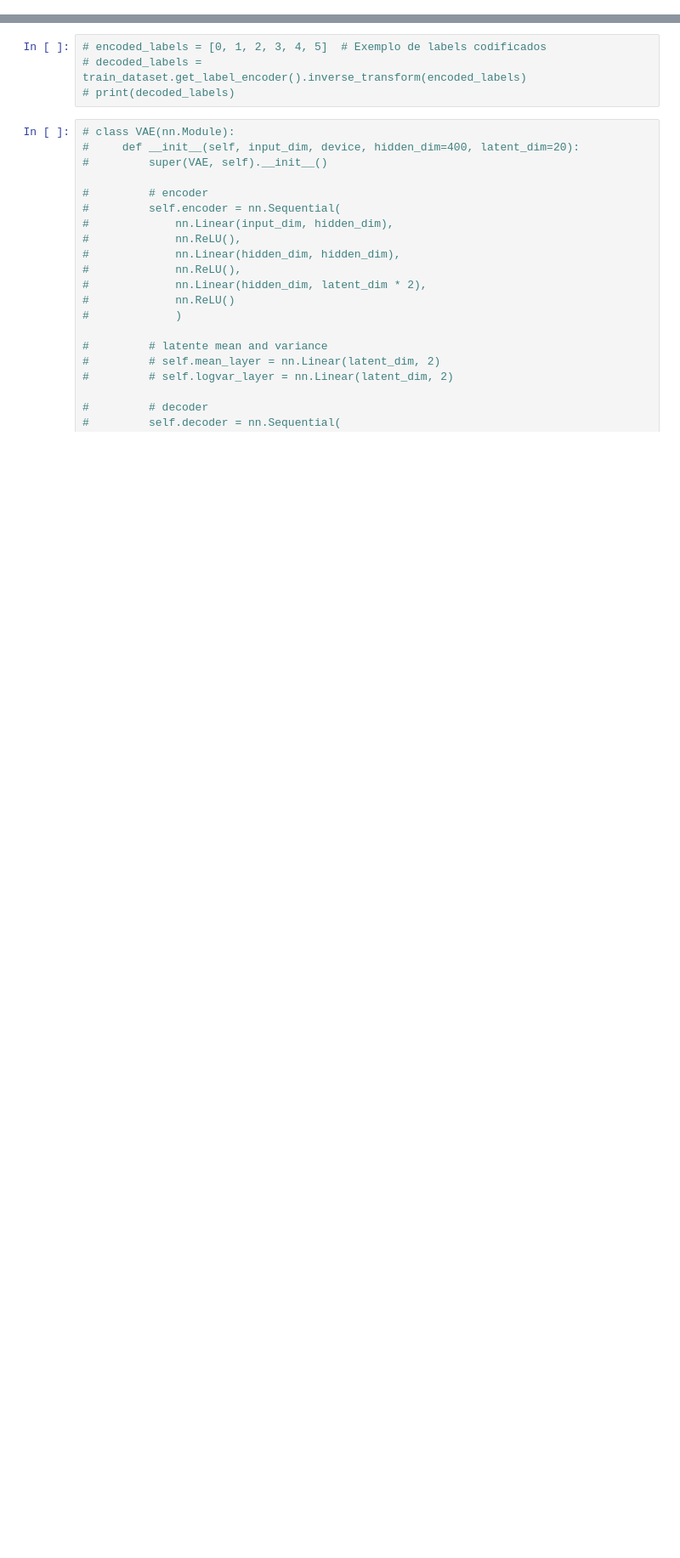
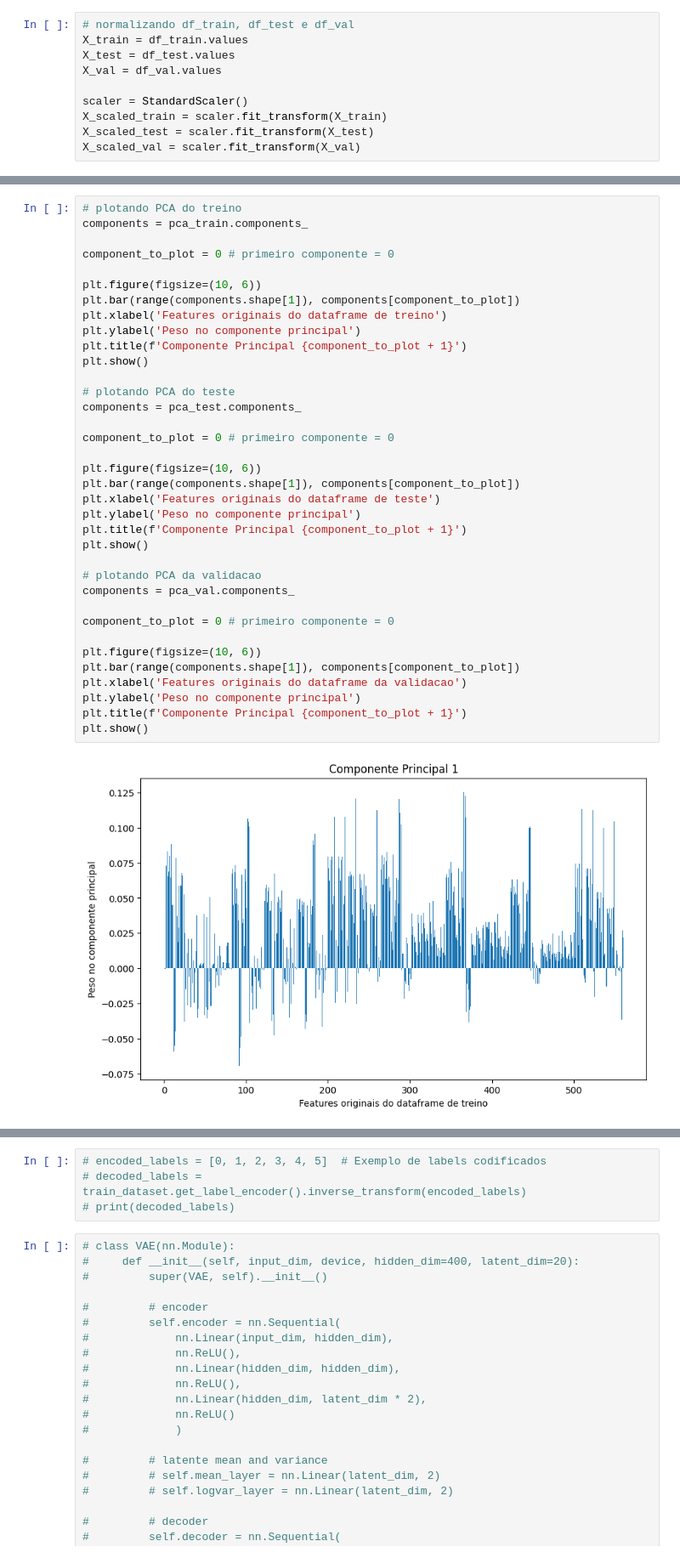
Before and after one commit to filipeas/ssl-experiments, a Jupyter notebook: vae/vae_training.ipynb, the cells around one changed output, grey strips where cells are left out. Shown: that part at 85% size. Saved outputs shown, nothing was run; the diff lists cells and outputs as text; blank space fills up the shorter version.

```diff
--- a/vae/vae_training.ipynb
+++ b/vae/vae_training.ipynb
@@ -13,0 +111,10 @@ import torch.nn.init as init
+# %%
+# normalizando df_train, df_test e df_val
+X_train = df_train.values
+X_test = df_test.values
+X_val = df_val.values
+
+scaler = StandardScaler()
+X_scaled_train = scaler.fit_transform(X_train)
+X_scaled_test = scaler.fit_transform(X_test)
+X_scaled_val = scaler.fit_transform(X_val)
@@ -13,0 +146,38 @@ import torch.nn.init as init
+# %%
+# plotando PCA do treino
+components = pca_train.components_
+
+component_to_plot = 0 # primeiro componente = 0
+
+plt.figure(figsize=(10, 6))
+plt.bar(range(components.shape[1]), components[component_to_plot])
+plt.xlabel('Features originais do dataframe de treino')
+plt.ylabel('Peso no componente principal')
+plt.title(f'Componente Principal {component_to_plot + 1}')
+plt.show()
+
+# plotando PCA do teste
+components = pca_test.components_
+
+component_to_plot = 0 # primeiro componente = 0
+
+plt.figure(figsize=(10, 6))
+plt.bar(range(components.shape[1]), components[component_to_plot])
+plt.xlabel('Features originais do dataframe de teste')
+plt.ylabel('Peso no componente principal')
+plt.title(f'Componente Principal {component_to_plot + 1}')
+plt.show()
+
+# plotando PCA da validacao
+components = pca_val.components_
+
+component_to_plot = 0 # primeiro componente = 0
+
+plt.figure(figsize=(10, 6))
+plt.bar(range(components.shape[1]), components[component_to_plot])
+plt.xlabel('Features originais do dataframe da validacao')
+plt.ylabel('Peso no componente principal')
+plt.title(f'Componente Principal {component_to_plot + 1}')
+plt.show()
+# %% [output]
+[figure, added]
```
Also changed, not shown: parts of 34 cells of this notebook, 6 other files.
